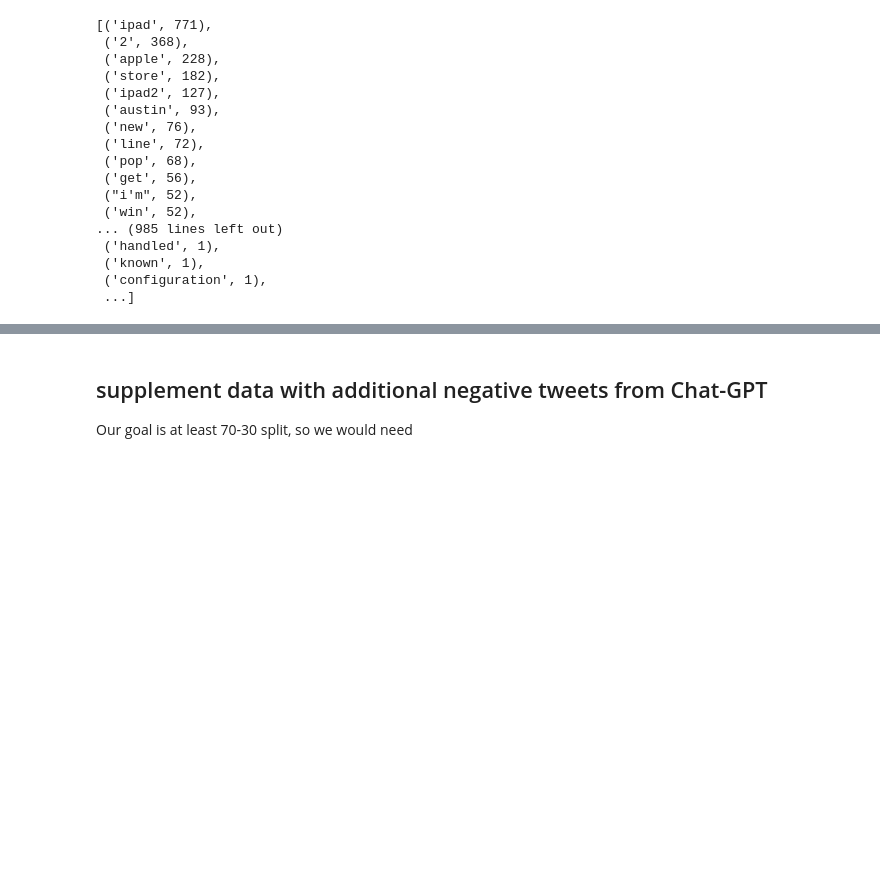
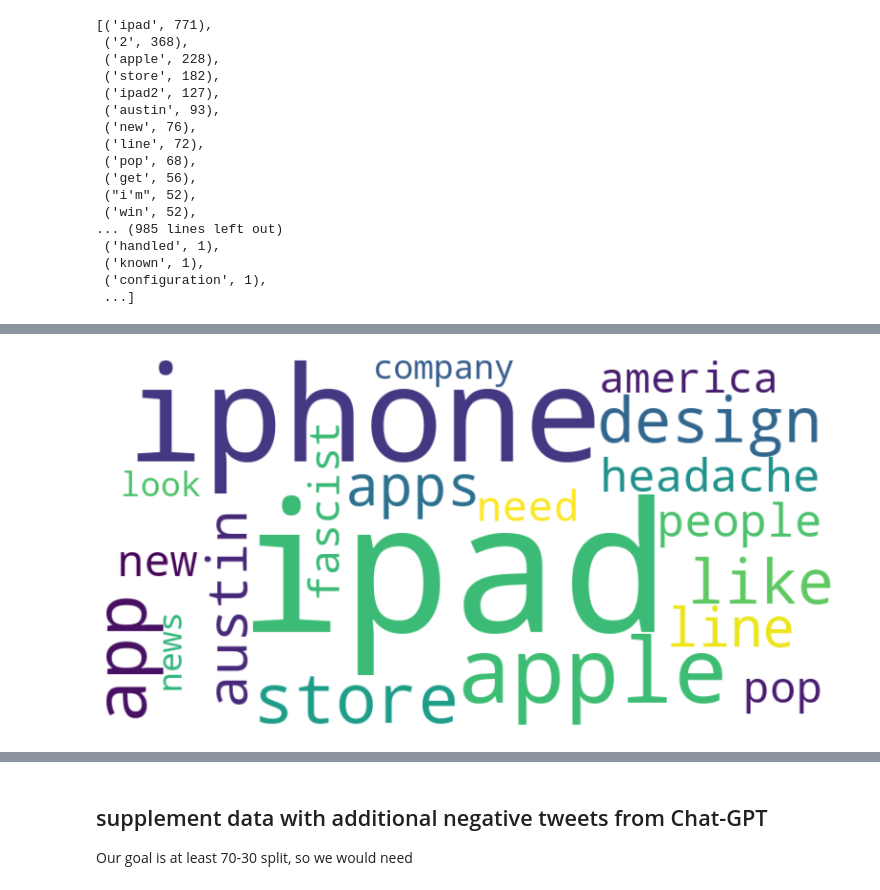
Before and after one commit to xuqc01/twitter_sentiment_analysis, a Jupyter notebook: P4ProjectNotebook.ipynb, the cells around one changed output, grey strips where cells are left out. Saved outputs shown, nothing was run; the diff lists cells and outputs as text; code cells hidden in the pictures; blank space fills up the shorter version.

```diff
--- a/P4ProjectNotebook.ipynb
+++ b/P4ProjectNotebook.ipynb
@@ -300,0 +317,11 @@ ipad_pos_freq_dist.most_common()
+# %%
+neg_cloud_X = df_neg['formatted_lemmed_text']
+neg_cloud_vec = TfidfVectorizer()
+X_vec = neg_cloud_vec.fit_transform(neg_cloud_X)
+# %%
+feature_names = neg_cloud_vec.get_feature_names_out()
+dense = X_vec.todense()
+denselist = dense.tolist()
+neg_cloud_df = pd.DataFrame(denselist, columns=feature_names)
+
+neg_cloud_df.head()
@@ -300,0 +336,15 @@ ipad_pos_freq_dist.most_common()
+# %%
+#Create a negative tweet word cloud
+tfidf_scores = np.asarray(X_vec.mean(axis=0)).ravel()
+df_tfidf = pd.DataFrame({'Word': feature_names, 'TF-IDF': tfidf_scores})
+df_tfidf = df_tfidf.sort_values(by='TF-IDF', ascending=False)
+word_tfidf_dict = df_tfidf.set_index('Word')['TF-IDF'].to_dict()
+wordcloud = WordCloud(width=800, height=400, background_color='white', max_words=20)
+wordcloud.generate_from_frequencies(word_tfidf_dict)
+
+plt.figure(figsize=(10, 5))
+plt.imshow(wordcloud, interpolation='bilinear')
+plt.axis('off')
+plt.show()
+# %% [output]
+[figure, added]
```
Also changed, not shown: parts of 32 cells of this notebook.
